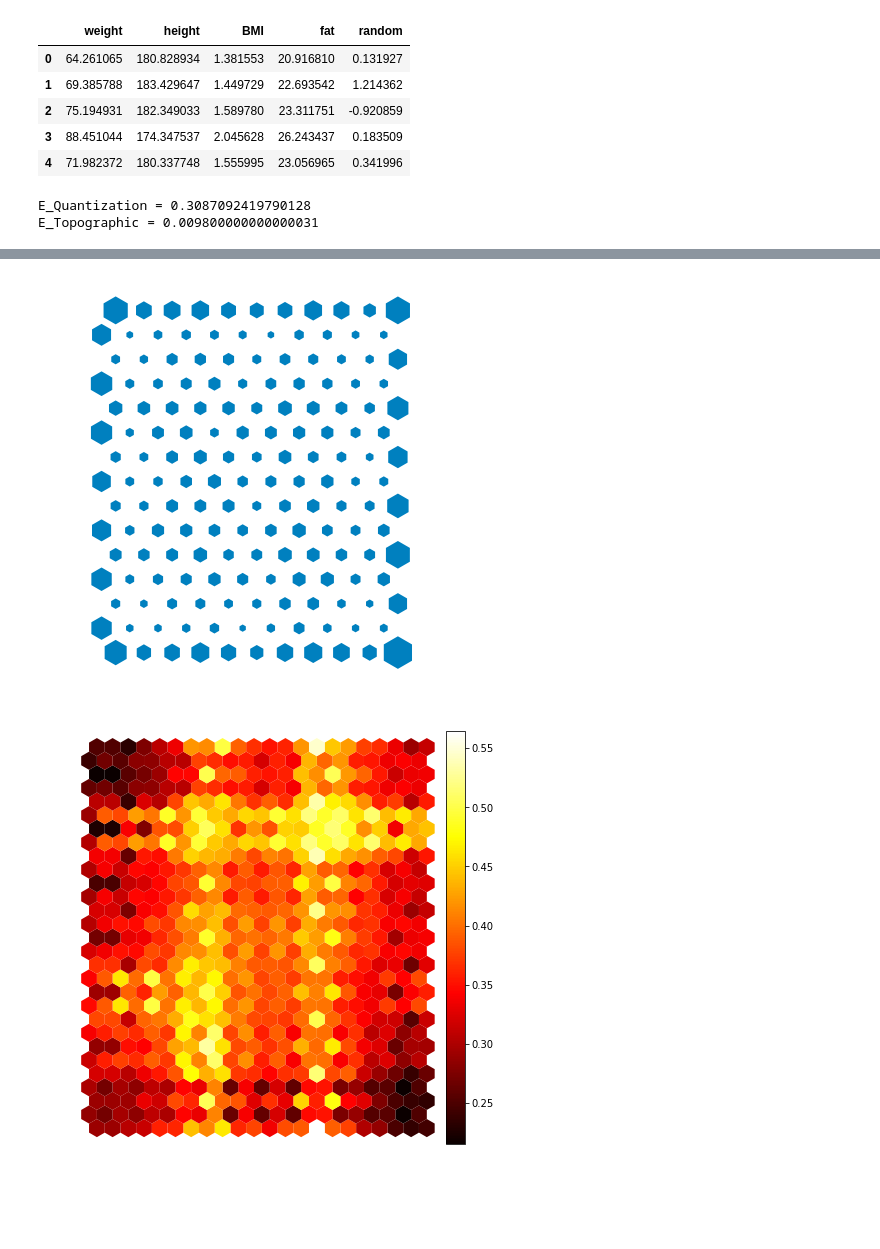
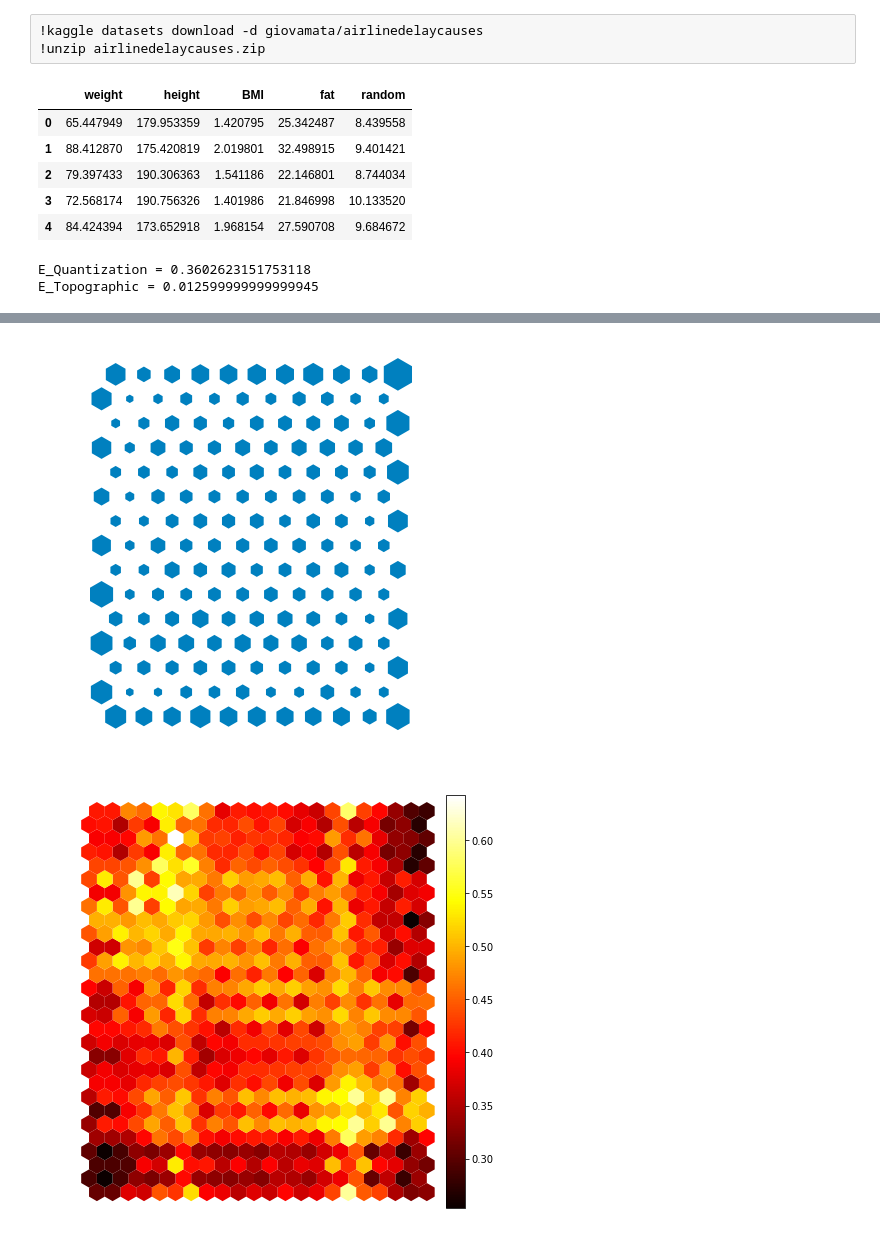
Before and after one commit to ivallesp/somnium, a Jupyter notebook: examples/toy_dataset.ipynb, the cells around one changed output, grey strips where cells are left out. Saved outputs shown, nothing was run; the diff lists cells and outputs as text; code cells hidden in the pictures; blank space fills up the shorter version.

```diff
--- a/examples/toy_dataset.ipynb
+++ b/examples/toy_dataset.ipynb
@@ -6,3 +5,6 @@
+# %% [raw]
+!kaggle datasets download -d giovamata/airlinedelaycauses
+!unzip airlinedelaycauses.zip
 # %%
 import matplotlib.pyplot as plt
 import numpy as np
@@ -15,8 +17,8 @@ df = (pd.DataFrame({"weight": np.random.randn(10000)*8+75,
                     "height": np.random.randn(10000)*8+180})
       .assign(BMI=lambda d: 703*d.weight/(d.height**2),
               fat=lambda d: ((d.weight-75)/8)*2 + 23.5 +
-              np.random.randn(10000)*0.5,
-              random=np.random.randn(10000)
+              np.random.randn(10000)*3,
+              random=10+np.random.randn(10000)
               ))
 
 data = df.values
@@ -25,24 +27,23 @@ names = df.columns
 df.head()
 # %% [output]
 |  | weight | height | BMI | fat | random |
-| 0 | 64.261065 | 180.828934 | 1.381553 | 20.916810 | 0.131927 |
-| 1 | 69.385788 | 183.429647 | 1.449729 | 22.693542 | 1.214362 |
-| 2 | 75.194931 | 182.349033 | 1.589780 | 23.311751 | -0.920859 |
-| 3 | 88.451044 | 174.347537 | 2.045628 | 26.243437 | 0.183509 |
-| 4 | 71.982372 | 180.337748 | 1.555995 | 23.056965 | 0.341996 |
+| 0 | 65.447949 | 179.953359 | 1.420795 | 25.342487 | 8.439558 |
+| 1 | 88.412870 | 175.420819 | 2.019801 | 32.498915 | 9.401421 |
+| 2 | 79.397433 | 190.306363 | 1.541186 | 22.146801 | 8.744034 |
+| 3 | 72.568174 | 190.756326 | 1.401986 | 21.846998 | 10.133520 |
+| 4 | 84.424394 | 173.652918 | 1.968154 | 27.590708 | 9.684672 |
 # %%
-%%time
-model = SOM(lattice="hexa", distance_metric="euclidean", neighborhood="epanechicov", mapsize=[15, 11], n_jobs=1)
+model = SOM(lattice="hexa", normalization="standard", distance_metric="euclidean", neighborhood="epanechicov", mapsize=[15, 11], n_jobs=1)
 
 model.fit(data, 10, 30, 10)
-model.fit(data, 30, 10, 4)
+model.fit(data, 30, 10, 3)
 print("E_Quantization =", model.calculate_quantization_error())
 
 print("E_Topographic =", model.calculate_topographic_error())
 
-plot_components(model, data, names, figure_width=30, max_subplot_columns=3)
+plot_components(model, names, figure_width=30, max_subplot_columns=3)
 plot_bmus(model, figure_width=10)
 plot_umatrix(model, colormap = plt.cm.hot, figure_width=10)
 # %% [output]
-E_Quantization = 0.3087092419790128
-E_Topographic = 0.009800000000000031
+E_Quantization = 0.3602623151753118
+E_Topographic = 0.012599999999999945
@@ -50,2 +51,2 @@ E_Topographic = 0.009800000000000031
-[figure, old version]
+[figure, new version]
-[figure, old version]
+[figure, new version]
```
Also changed, not shown: parts of 4 cells of this notebook, 3 other files.
